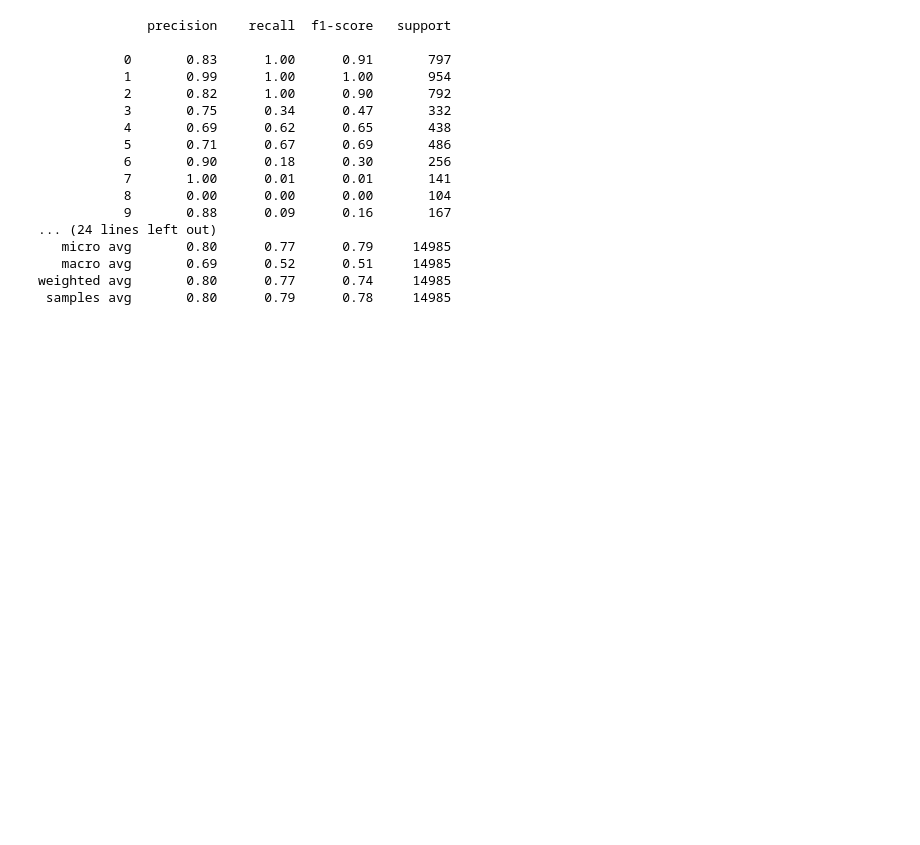
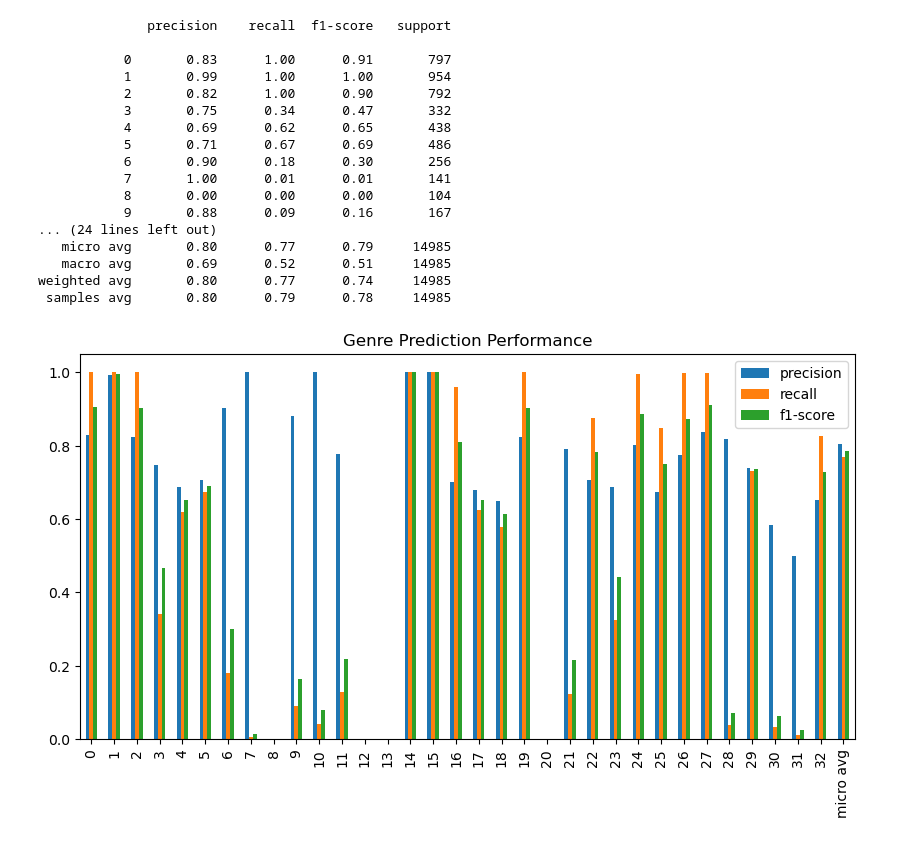
Before and after one commit to aleenaaahad/movie-genre-predictor, a Jupyter notebook: Training.ipynb, the cells around one changed output. Cells and saved outputs as stored; diff of their text form; code cells hidden in the pictures; blank space fills up the shorter version.

Commit message:
Graph to visualize prediction

```diff
--- a/Training.ipynb
+++ b/Training.ipynb
@@ -62,3 +62,16 @@ print(classification_report(y_test, y_pred))
    macro avg       0.69      0.52      0.51     14985
 weighted avg       0.80      0.77      0.74     14985
  samples avg       0.80      0.79      0.78     14985
+# %%
+from sklearn.metrics import classification_report
+import matplotlib.pyplot as plt
+import pandas as pd
+
+report = classification_report(y_test, y_pred, output_dict=True)
+df_report = pd.DataFrame(report).transpose()
+
+df_report.iloc[:-3][['precision', 'recall', 'f1-score']].plot(kind='bar', figsize=(10,5))
+plt.title("Genre Prediction Performance")
+plt.show()
+# %% [output]
+[figure, added]
```
